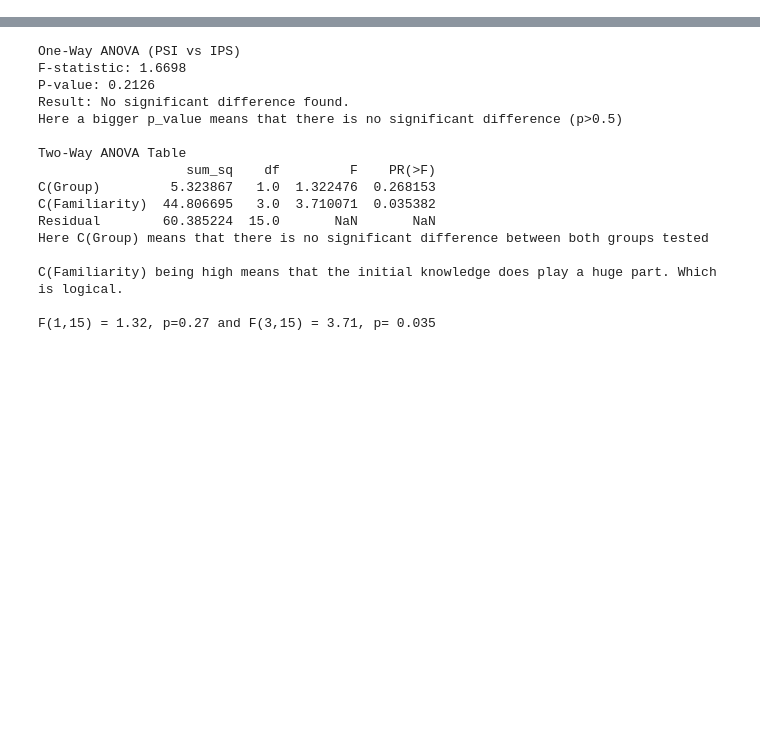
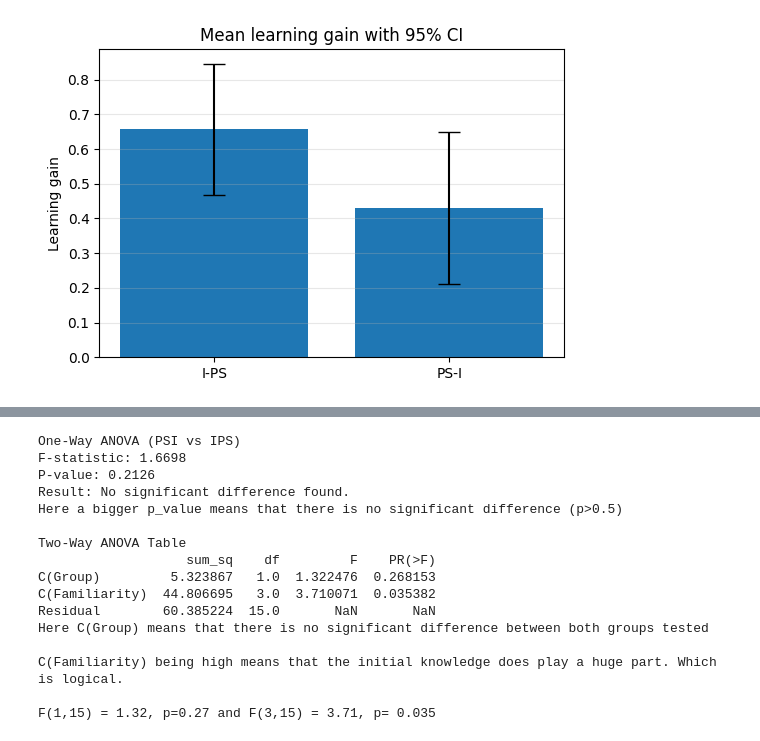
Before and after one commit to mathisrich/Gerrymandering-CS411, a Jupyter notebook: data_analysis/ANOVA_analysis.ipynb, the cells around one changed output, grey strips where cells are left out. Drawn from its saved outputs; the diff is of its cells as text; code cells hidden in the pictures; blank space fills up the shorter version.

```diff
--- a/data_analysis/ANOVA_analysis.ipynb
+++ b/data_analysis/ANOVA_analysis.ipynb
@@ -17,0 +428,28 @@ PSI_data.head(1)
+# %%
+import numpy as np
+import matplotlib.pyplot as plt
+
+def mean_ci_plot(y_col, title, ylabel):
+    groups = ["I-PS", "PS-I"]
+    means, cis = [], []
+    for g in groups:
+        vals = df2.loc[df2["Group"]==g, y_col].dropna().values
+        n = len(vals)
+        m = np.mean(vals)
+        se = np.std(vals, ddof=1) / np.sqrt(n) if n > 1 else 0.0
+        ci95 = 1.96 * se
+        means.append(m)
+        cis.append(ci95)
+
+    x = np.arange(len(groups))
+    plt.figure(figsize=(6,4))
+    plt.bar(x, means, yerr=cis, capsize=8)
+    plt.xticks(x, groups)
+    plt.title(title)
+    plt.ylabel(ylabel)
+    plt.grid(axis="y", alpha=0.3)
+    plt.show()
+
+mean_ci_plot("learning_gain", "Mean learning gain with 95% CI", "Learning gain")
+# %% [output]
+[figure, added]
```
Also changed, not shown: parts of 37 cells of this notebook.
